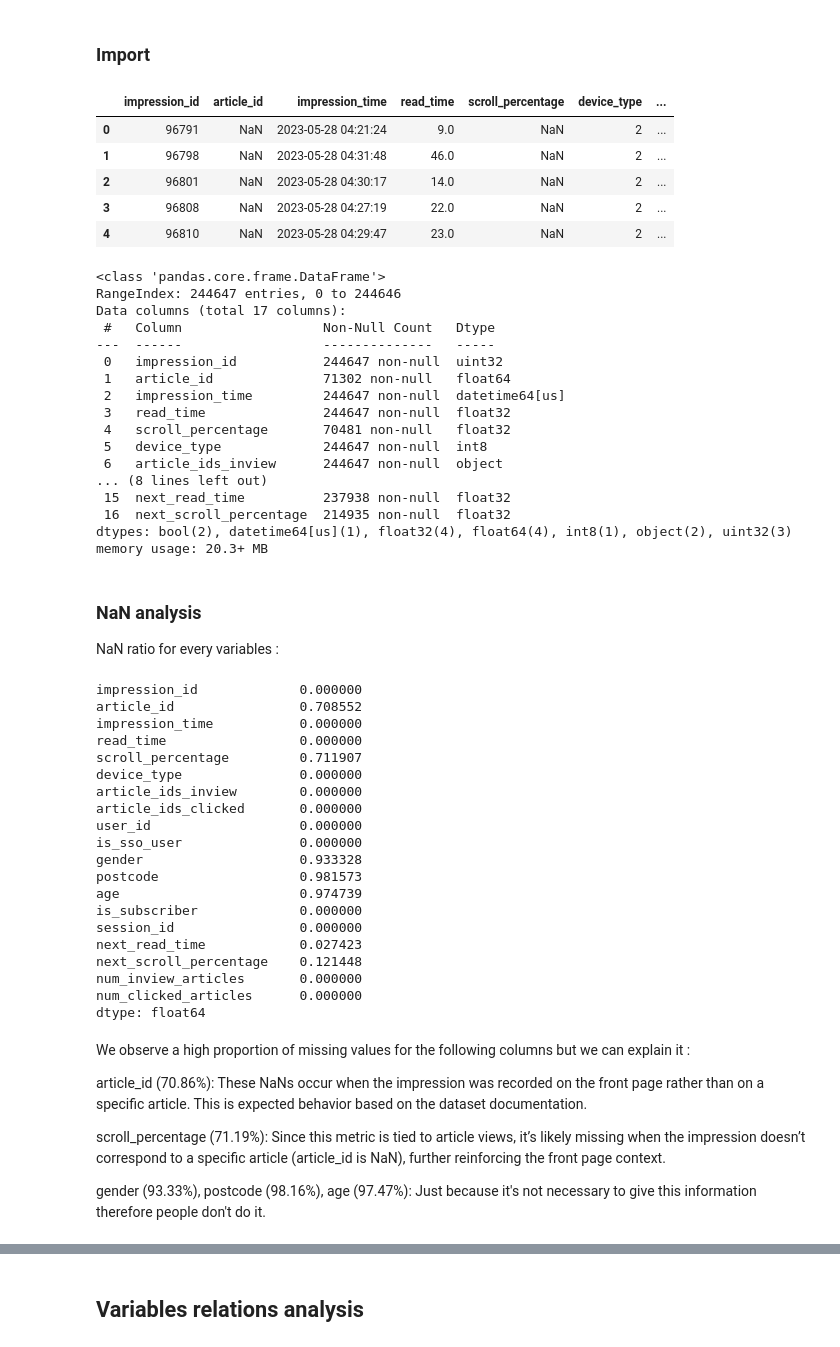
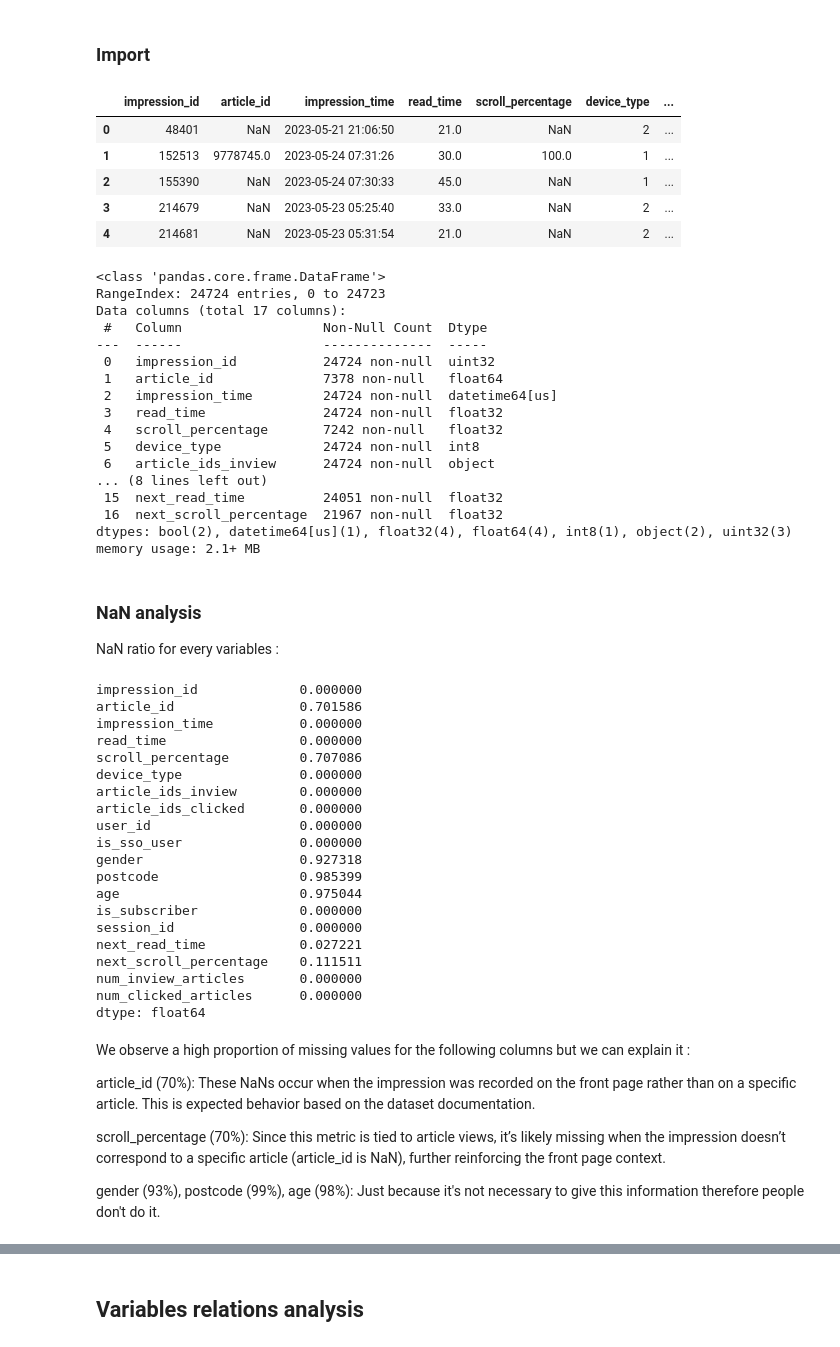
Before and after one commit to ValentinTournier/project_TDT4215, a Jupyter notebook: behaviors_analysis.ipynb, the cells around one changed output, grey strips where cells are left out. Saved outputs shown, nothing was run; the diff lists cells and outputs as text; code cells hidden in the pictures.

```diff
--- a/behaviors_analysis.ipynb
+++ b/behaviors_analysis.ipynb
@@ -11,34 +11,34 @@ import pyarrow.parquet as pq
 from sklearn.preprocessing import StandardScaler
 from sklearn.decomposition import PCA
 # %%
-behaviors = pd.read_parquet("./validation/behaviors.parquet")
+behaviors = pd.read_parquet("./datas/ebnerd_demo/train/behaviors.parquet")
 
 display(behaviors.head())
 behaviors.info()
 # %% [output]
 |  | impression_id | article_id | impression_time | read_time | scroll_percentage | device_type | ... |
-| 0 | 96791 | NaN | 2023-05-28 04:21:24 | 9.0 | NaN | 2 | ... |
-| 1 | 96798 | NaN | 2023-05-28 04:31:48 | 46.0 | NaN | 2 | ... |
-| 2 | 96801 | NaN | 2023-05-28 04:30:17 | 14.0 | NaN | 2 | ... |
-| 3 | 96808 | NaN | 2023-05-28 04:27:19 | 22.0 | NaN | 2 | ... |
-| 4 | 96810 | NaN | 2023-05-28 04:29:47 | 23.0 | NaN | 2 | ... |
+| 0 | 48401 | NaN | 2023-05-21 21:06:50 | 21.0 | NaN | 2 | ... |
+| 1 | 152513 | 9778745.0 | 2023-05-24 07:31:26 | 30.0 | 100.0 | 1 | ... |
+| 2 | 155390 | NaN | 2023-05-24 07:30:33 | 45.0 | NaN | 1 | ... |
+| 3 | 214679 | NaN | 2023-05-23 05:25:40 | 33.0 | NaN | 2 | ... |
+| 4 | 214681 | NaN | 2023-05-23 05:31:54 | 21.0 | NaN | 2 | ... |
 <class 'pandas.core.frame.DataFrame'>
-RangeIndex: 244647 entries, 0 to 244646
+RangeIndex: 24724 entries, 0 to 24723
 Data columns (total 17 columns):
- #   Column                  Non-Null Count   Dtype
----  ------                  --------------   -----
- 0   impression_id           244647 non-null  uint32
- 1   article_id              71302 non-null   float64
- 2   impression_time         244647 non-null  datetime64[us]
- 3   read_time               244647 non-null  float32
- 4   scroll_percentage       70481 non-null   float32
- 5   device_type             244647 non-null  int8
- 6   article_ids_inview      244647 non-null  object
+ #   Column                  Non-Null Count  Dtype
+---  ------                  --------------  -----
+ 0   impression_id           24724 non-null  uint32
+ 1   article_id              7378 non-null   float64
+ 2   impression_time         24724 non-null  datetime64[us]
+ 3   read_time               24724 non-null  float32
+ 4   scroll_percentage       7242 non-null   float32
+ 5   device_type             24724 non-null  int8
+ 6   article_ids_inview      24724 non-null  object
 ... (8 lines left out)
- 15  next_read_time          237938 non-null  float32
- 16  next_scroll_percentage  214935 non-null  float32
+ 15  next_read_time          24051 non-null  float32
+ 16  next_scroll_percentage  21967 non-null  float32
 dtypes: bool(2), datetime64[us](1), float32(4), float64(4), int8(1), object(2), uint32(3)
-memory usage: 20.3+ MB
+memory usage: 2.1+ MB
 # %%
 missing = behaviors.isna().sum()
 missing[missing > 0]
@@ -54,33 +54,33 @@ NaN ratio for every variables :
 behaviors.isna().sum() / len(behaviors)
 # %% [output]
 impression_id             0.000000
-article_id                0.708552
+article_id                0.701586
 impression_time           0.000000
 read_time                 0.000000
-scroll_percentage         0.711907
+scroll_percentage         0.707086
 device_type               0.000000
 article_ids_inview        0.000000
 article_ids_clicked       0.000000
 user_id                   0.000000
 is_sso_user               0.000000
-gender                    0.933328
-postcode                  0.981573
-age                       0.974739
+gender                    0.927318
+postcode                  0.985399
+age                       0.975044
 is_subscriber             0.000000
 session_id                0.000000
-next_read_time            0.027423
-next_scroll_percentage    0.121448
+next_read_time            0.027221
+next_scroll_percentage    0.111511
 num_inview_articles       0.000000
 num_clicked_articles      0.000000
 dtype: float64
 # %% [markdown]
 We observe a high proportion of missing values for the following columns but we can explain it :
 
-article_id (70.86%): These NaNs occur when the impression was recorded on the front page rather than on a specific article. This is expected behavior based on the dataset documentation.
+article_id (70%): These NaNs occur when the impression was recorded on the front page rather than on a specific article. This is expected behavior based on the dataset documentation.
 
-scroll_percentage (71.19%): Since this metric is tied to article views, it’s likely missing when the impression doesn’t correspond to a specific article (article_id is NaN), further reinforcing the front page context.
+scroll_percentage (70%): Since this metric is tied to article views, it’s likely missing when the impression doesn’t correspond to a specific article (article_id is NaN), further reinforcing the front page context.
 
-gender (93.33%), postcode (98.16%), age (97.47%): Just because it's not necessary to give this information therefore people don't do it.
+gender (93%), postcode (99%), age (98%): Just because it's not necessary to give this information therefore people don't do it.
 # %%
 # Summary of main numerical fields
 behaviors[['read_time', 'scroll_percentage', 'num_inview_articles', 'num_clicked_articles']].describe()
```
Also changed, not shown: parts of 7 cells of this notebook.
